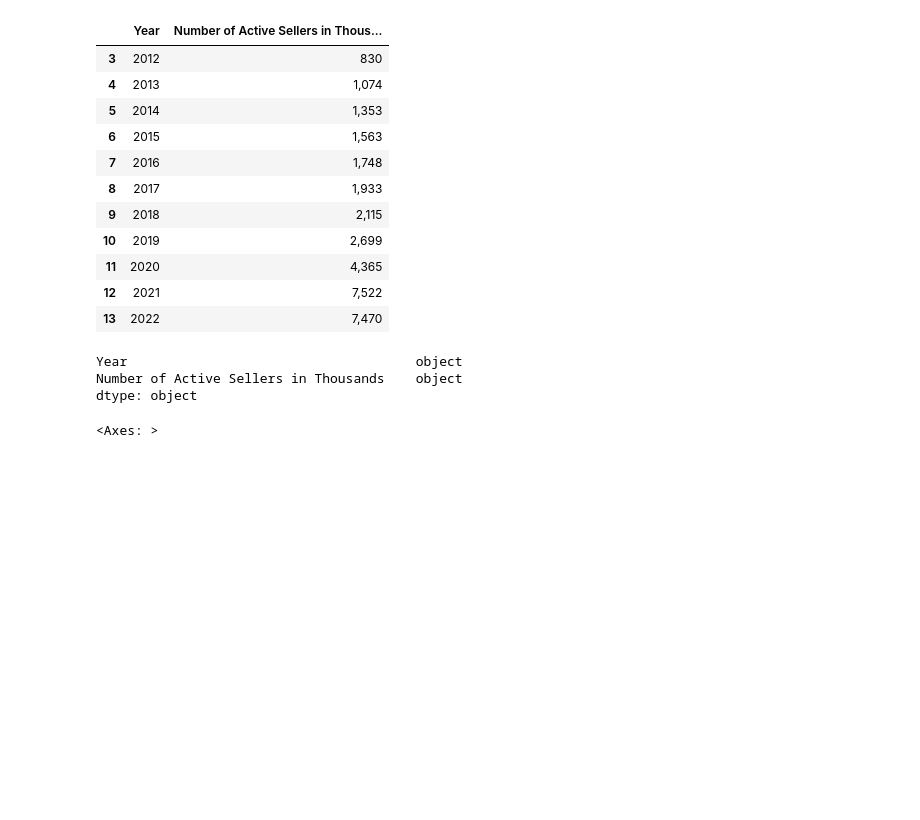
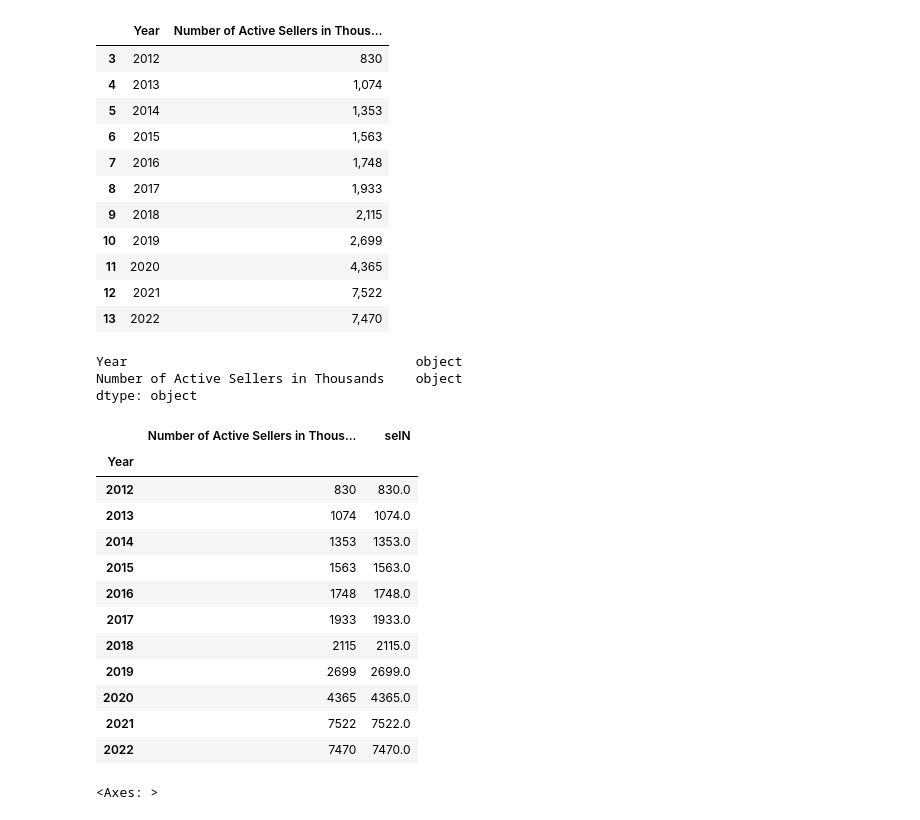
Before and after one commit to khagerthey/GIS, a Jupyter notebook: PS2.ipynb, the cells around one changed output. Drawn from its saved outputs; the diff is of its cells as text; code cells hidden in the pictures; blank space fills up the shorter version.

```diff
--- a/PS2.ipynb
+++ b/PS2.ipynb
@@ -289,6 +287,22 @@ etsy_platform_pop.dtypes
 Year                                     object
 Number of Active Sellers in Thousands    object
 dtype: object
+# %%
+etsy_platform_pop.set_index('Year')
+# %% [output]
+|  | Number of Active Sellers in Thous... | selN |
+| Year |  |  |
+| 2012 | 830 | 830.0 |
+| 2013 | 1074 | 1074.0 |
+| 2014 | 1353 | 1353.0 |
+| 2015 | 1563 | 1563.0 |
+| 2016 | 1748 | 1748.0 |
+| 2017 | 1933 | 1933.0 |
+| 2018 | 2115 | 2115.0 |
+| 2019 | 2699 | 2699.0 |
+| 2020 | 4365 | 4365.0 |
+| 2021 | 7522 | 7522.0 |
+| 2022 | 7470 | 7470.0 |
 # %%
 etsy_platform_pop['selN'].plot(x='Year', y=['Number of Active Sellers in Thousands'], kind='bar')
 #breakage.plot.bar(figsize = (13,10))
```
Also changed, not shown: parts of 4 cells of this notebook.
